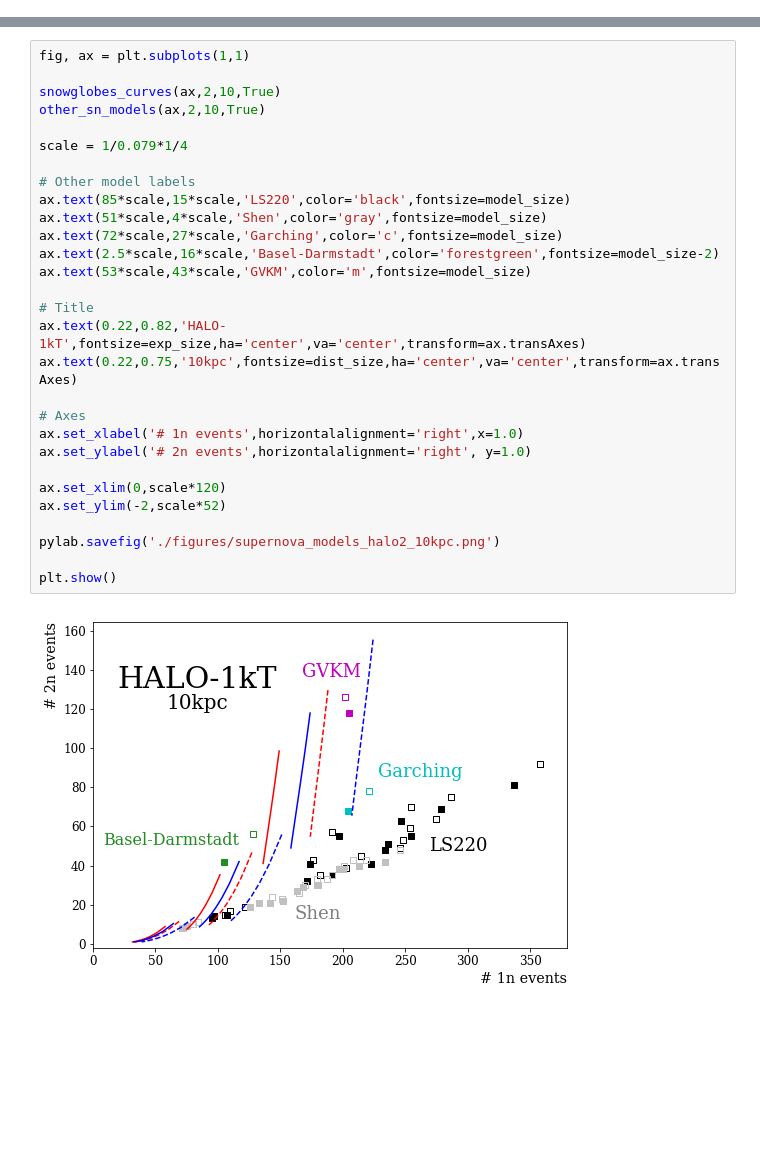
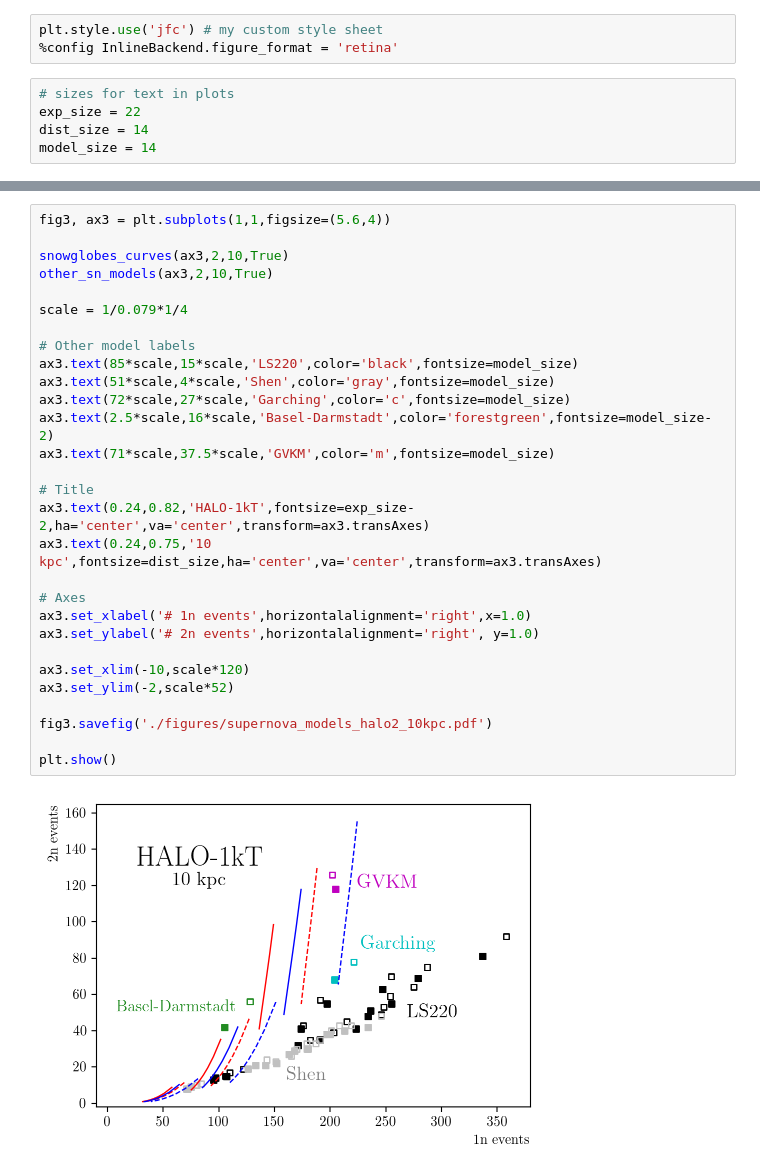
Before and after one commit to jfcrenshaw/halo, a Jupyter notebook: supernova_model_plot.ipynb, the cells around one changed output, grey strips where cells are left out. Drawn from its saved outputs; the diff is of its cells as text; blank space fills up the shorter version.

Commit message:
Changed several plots to have better style for thesis

```diff
--- a/supernova_model_plot.ipynb
+++ b/supernova_model_plot.ipynb
@@ -23 +4,9 @@ model_size = 18
+# %%
+plt.style.use('jfc') # my custom style sheet
+%config InlineBackend.figure_format = 'retina'
+# %%
+# sizes for text in plots
+exp_size = 22
+dist_size = 14
+model_size = 14
 # %%
@@ -52,31 +63,31 @@ plt.show()
 # %%
-fig, ax = plt.subplots(1,1)
+fig3, ax3 = plt.subplots(1,1,figsize=(5.6,4))
 
-snowglobes_curves(ax,2,10,True)
-other_sn_models(ax,2,10,True)
+snowglobes_curves(ax3,2,10,True)
+other_sn_models(ax3,2,10,True)
 
 scale = 1/0.079*1/4
 
 # Other model labels
-ax.text(85*scale,15*scale,'LS220',color='black',fontsize=model_size)
-ax.text(51*scale,4*scale,'Shen',color='gray',fontsize=model_size)
-ax.text(72*scale,27*scale,'Garching',color='c',fontsize=model_size)
-ax.text(2.5*scale,16*scale,'Basel-Darmstadt',color='forestgreen',fontsize=model_size-2)
-ax.text(53*scale,43*scale,'GVKM',color='m',fontsize=model_size)
+ax3.text(85*scale,15*scale,'LS220',color='black',fontsize=model_size)
+ax3.text(51*scale,4*scale,'Shen',color='gray',fontsize=model_size)
+ax3.text(72*scale,27*scale,'Garching',color='c',fontsize=model_size)
+ax3.text(2.5*scale,16*scale,'Basel-Darmstadt',color='forestgreen',fontsize=model_size-2)
+ax3.text(71*scale,37.5*scale,'GVKM',color='m',fontsize=model_size)
 
 # Title
-ax.text(0.22,0.82,'HALO-1kT',fontsize=exp_size,ha='center',va='center',transform=ax.transAxes)
-ax.text(0.22,0.75,'10kpc',fontsize=dist_size,ha='center',va='center',transform=ax.transAxes)
+ax3.text(0.24,0.82,'HALO-1kT',fontsize=exp_size-2,ha='center',va='center',transform=ax3.transAxes)
+ax3.text(0.24,0.75,'10 kpc',fontsize=dist_size,ha='center',va='center',transform=ax3.transAxes)
 
 # Axes
-ax.set_xlabel('# 1n events',horizontalalignment='right',x=1.0)
-ax.set_ylabel('# 2n events',horizontalalignment='right', y=1.0)
+ax3.set_xlabel('# 1n events',horizontalalignment='right',x=1.0)
+ax3.set_ylabel('# 2n events',horizontalalignment='right', y=1.0)
 
-ax.set_xlim(0,scale*120)
-ax.set_ylim(-2,scale*52)
+ax3.set_xlim(-10,scale*120)
+ax3.set_ylim(-2,scale*52)
 
-pylab.savefig('./figures/supernova_models_halo2_10kpc.png')
+fig3.savefig('./figures/supernova_models_halo2_10kpc.pdf')
 
 plt.show()
 # %% [output]
-[figure, old version]
+[figure, new version]
```
Also changed, not shown: parts of 5 cells of this notebook, 9 other files.
